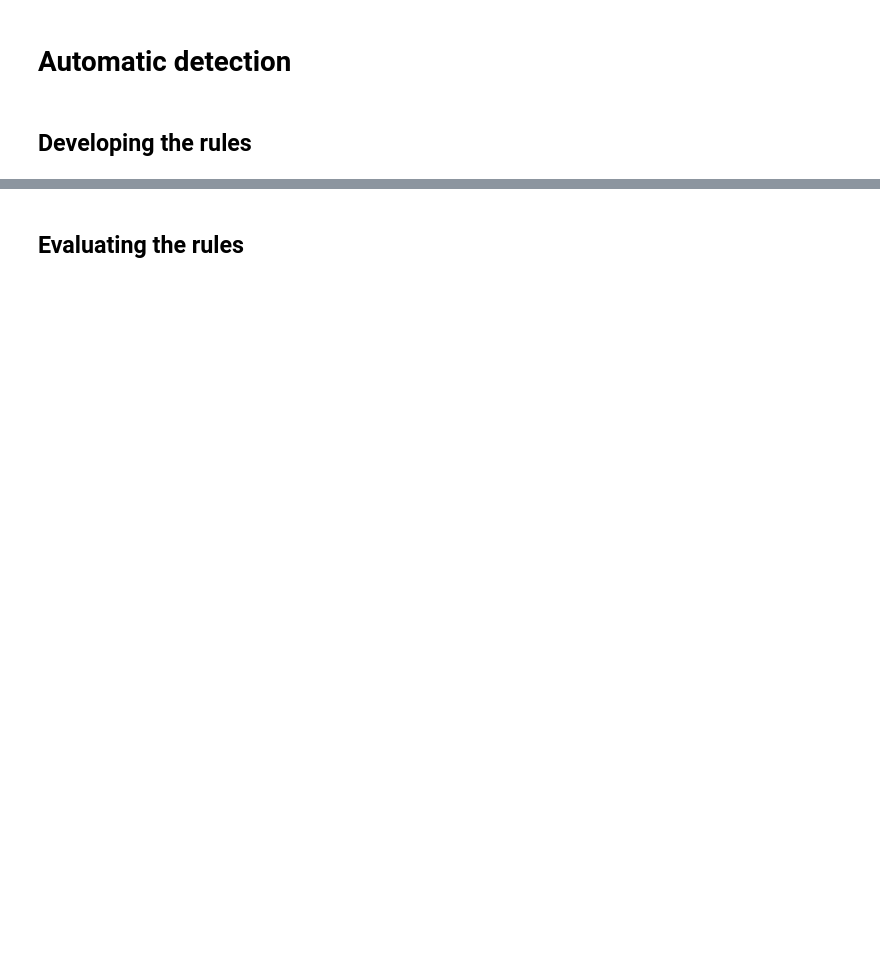
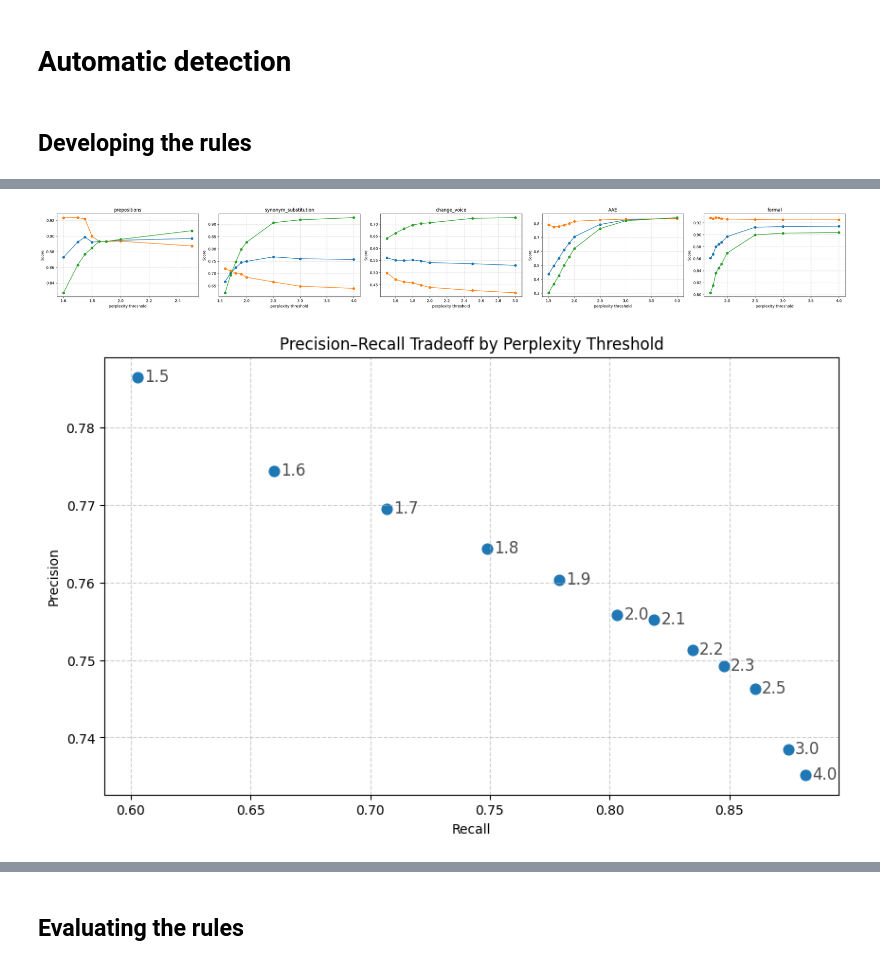
Before and after one commit to bekahma/augment_framework, a Jupyter notebook: notebooks/annotation_analysis.ipynb, the cells around one changed output, grey strips where cells are left out. Saved outputs shown, nothing was run; the diff lists cells and outputs as text; code cells hidden in the pictures; blank space fills up the shorter version.

```diff
--- a/notebooks/annotation_analysis.ipynb
+++ b/notebooks/annotation_analysis.ipynb
@@ -174,5 +151,0 @@ Name: sbert_score, dtype: float64
-# %%
-#Perplexity metric analysis
-all_annotated_df["perplexity_ratio"]=all_annotated_df["perplexity_par"]/all_annotated_df["perplexity_original"]
-print(all_annotated_df.perplexity_ratio.describe())
-print(all_annotated_df.perplexity_par.describe())
@@ -829,13 +246,0 @@ def plot_ablation_rules_v2(ax, df, mod_type, thresholds=None, rule_groups=None,
-# %%
-# Rule Ablation Study
-modifications= ['prepositions', 'synonym_substitution', 'change_voice', 'AAE', 'formal']
-
-# Set up the plot grid (one row per modification type)
-fig, axes = plt.subplots(1, len(modifications), figsize=(6 * len(modifications), 4))
-
-for ax, modification in zip(axes, modifications):
-    plot_ablation_rules(ax, all_annotated_df, modification)
-
-#fig.suptitle("Ablation Study: Perplexity Threshold Across Modification Types", fontsize=16, y=1.02)
-plt.tight_layout()
-plt.show()
@@ -844,13 +246,0 @@ plt.show()
-# %%
-# Rule Ablation Study
-modifications= ['prepositions', 'synonym_substitution', 'change_voice', 'AAE', 'formal']
-
-# Set up the plot grid (one row per modification type)
-fig, axes = plt.subplots(1, len(modifications), figsize=(6 * len(modifications), 4))
-
-for ax, modification in zip(axes, modifications):
-    plot_ablation_rules_v2(ax, all_annotated_df, modification)
-
-#fig.suptitle("Ablation Study: Perplexity Threshold Across Modification Types", fontsize=16, y=1.02)
-plt.tight_layout()
-plt.show()
@@ -918,0 +502,33 @@ ax.legend(bbox_to_anchor=(1.05, 1), loc="upper left")
+# %%
+# Ablation Study for Perplexity Threshold Per Modification Type
+modifications_ppl = ['prepositions', 'synonym_substitution', 'change_voice', 'AAE', 'formal']
+values_modif={"prepositions": [1.6, 1.7, 1.75, 1.8, 1.85, 1.9, 2, 2.5],
+             "synonym_substitution": [1.6, 1.7, 1.8, 1.9, 2, 2.5, 3, 4],
+              "change_voice": [1.5, 1.6, 1.7, 1.8, 1.9, 2, 2.5, 3],
+              "AAE": [1.5, 1.6, 1.7, 1.8, 1.9, 2, 2.5, 3, 4],
+              "formal": [1.7, 1.75, 1.8, 1.85, 1.9, 2, 2.5, 3, 4]
+             }
+
+# Set up the plot grid (one row per modification type)
+fig, axes = plt.subplots(1, len(modifications_ppl), figsize=(6 * len(modifications_ppl), 4))
+
+for ax, modification in zip(axes, modifications_ppl):
+    plot_ablation(ax, all_annotated_df, mod_type=modification, threshold_name="perplexity", values=values_modif[modification])
+
+#fig.suptitle("Ablation Study: Perplexity Threshold Across Modification Types", fontsize=16, y=1.02)
+plt.tight_layout()
+plt.show()
+# %% [output]
+[figure, added]
+# %%
+# Ablation Study for Perplexity Threshold Across Modification Types, scatter plot
+fig, ax = plt.subplots(1, 1, figsize=(10, 6))
+modifications = ['prepositions', 'synonym_substitution', 'change_voice', 'AAE', 'formal']
+values=[1.5, 1.6, 1.7, 1.8, 1.9, 2, 2.1, 2.2, 2.3, 2.5, 3, 4]
+plot_all_tradeoff(ax, modifications, all_annotated_df, "perplexity", values)
+ax.set_title(f"Precision–Recall Tradeoff by Perplexity Threshold")
+ax.set_xlabel("Recall")
+ax.set_ylabel("Precision")
+ax.grid(True, linestyle="--", alpha=0.6)
+# %% [output]
+[figure, added]
```
Also changed, not shown: parts of 56 cells of this notebook, 13 other files.
